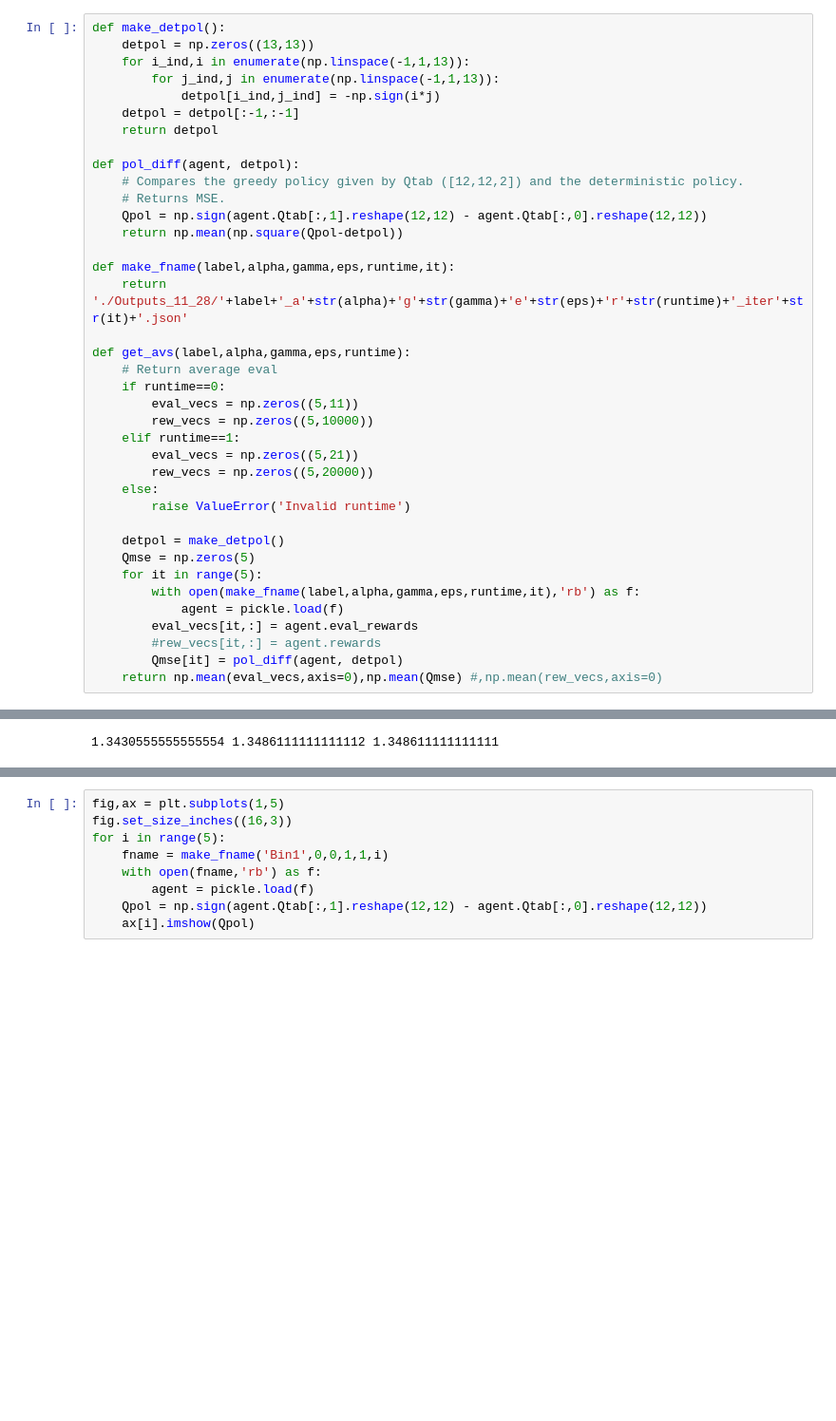
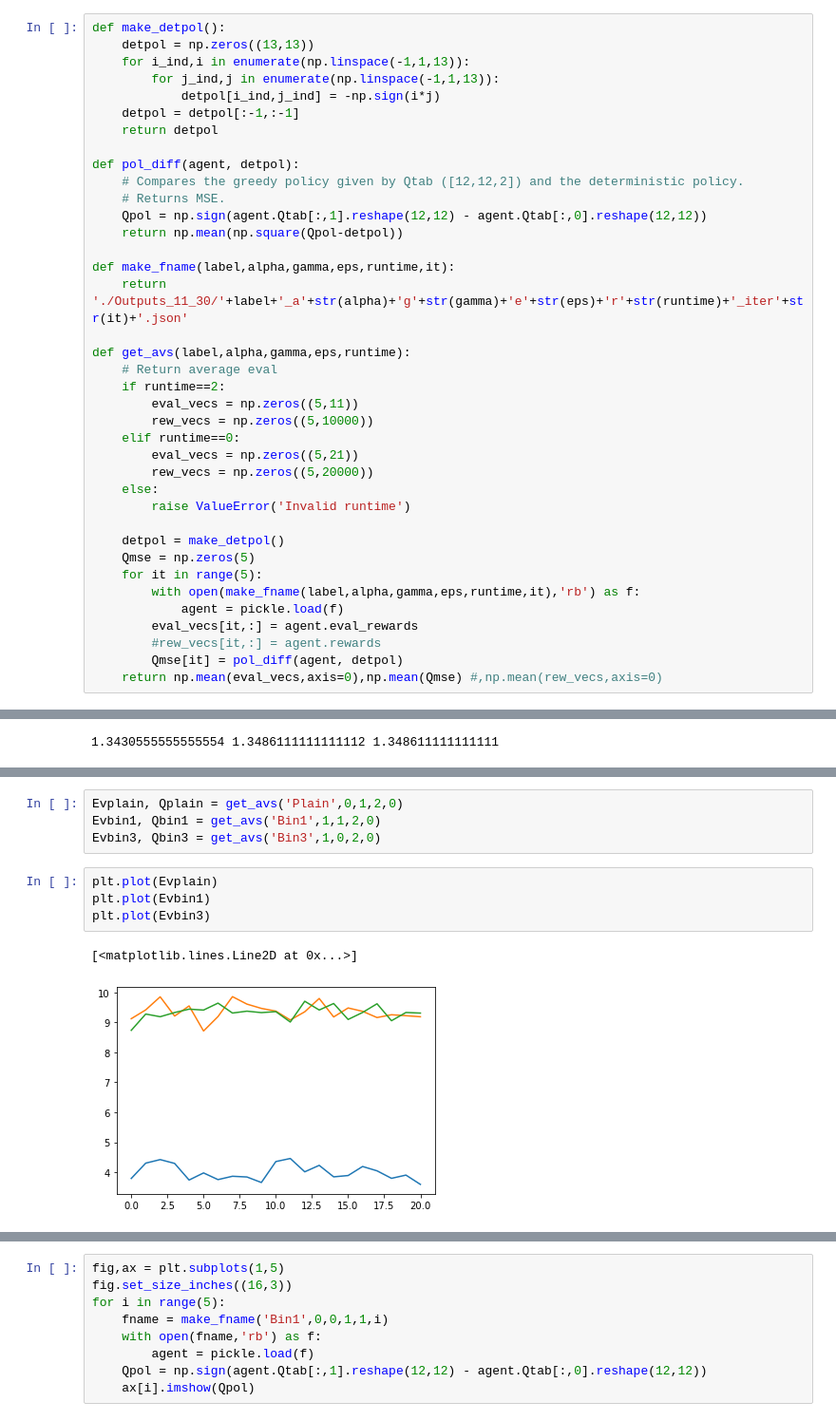
Before and after one commit to ccli3896/RLWorms, a Jupyter notebook: 10_30_model/GridSearch.ipynb, the cells around one changed output, grey strips where cells are left out. Shown at 95% size. Cells and saved outputs as stored; diff of their text form; blank space fills up the shorter version.

```diff
--- a/10_30_model/GridSearch.ipynb
+++ b/10_30_model/GridSearch.ipynb
@@ -22,14 +22,14 @@ def pol_diff(agent, detpol):
     return np.mean(np.square(Qpol-detpol))
 
 def make_fname(label,alpha,gamma,eps,runtime,it):
-    return './Outputs_11_28/'+label+'_a'+str(alpha)+'g'+str(gamma)+'e'+str(eps)+'r'+str(runtime)+'_iter'+str(it)+'.json'
+    return './Outputs_11_30/'+label+'_a'+str(alpha)+'g'+str(gamma)+'e'+str(eps)+'r'+str(runtime)+'_iter'+str(it)+'.json'
 
 def get_avs(label,alpha,gamma,eps,runtime):
     # Return average eval
-    if runtime==0:
+    if runtime==2:
         eval_vecs = np.zeros((5,11))
         rew_vecs = np.zeros((5,10000))
-    elif runtime==1:
+    elif runtime==0:
         eval_vecs = np.zeros((5,21))
         rew_vecs = np.zeros((5,20000))
     else:
@@ -112,0 +183,11 @@ print(Qplain,Qbin1,Qbin3)
+# %%
+Evplain, Qplain = get_avs('Plain',0,1,2,0)
+Evbin1, Qbin1 = get_avs('Bin1',1,1,2,0)
+Evbin3, Qbin3 = get_avs('Bin3',1,0,2,0)
+# %%
+plt.plot(Evplain)
+plt.plot(Evbin1)
+plt.plot(Evbin3)
+# %% [output]
+[<matplotlib.lines.Line2D at 0x...>]
+[figure, added]
```
Also changed, not shown: parts of 19 cells of this notebook.
